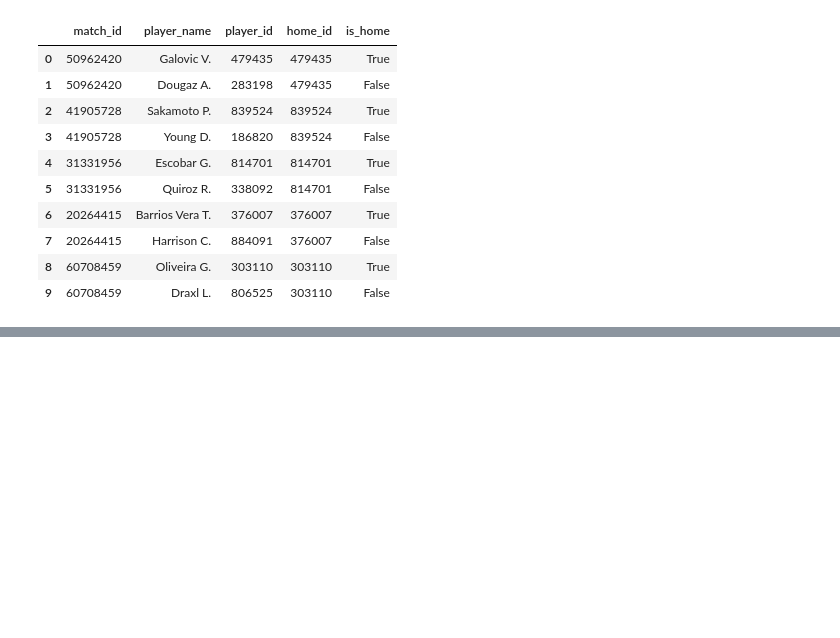
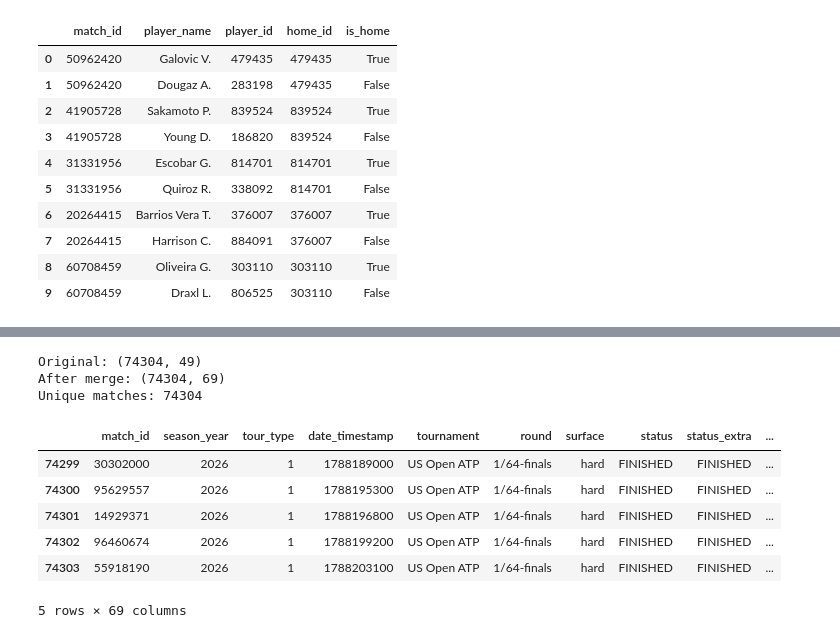
Before and after one commit to chirag330/Tennis-ML-Predictor---US-Open, a Jupyter notebook: Main.ipynb, the cells around one changed output, grey strips where cells are left out. Saved outputs shown, nothing was run; the diff lists cells and outputs as text; code cells hidden in the pictures; blank space fills up the shorter version.

```diff
--- a/Main.ipynb
+++ b/Main.ipynb
@@ -1235,0 +1388,19 @@ player_history[[
+# %%
+print("Original:", model_data.shape)
+print("After merge:", model_data_v2.shape)
+
+print("Unique matches:", model_data_v2["match_id"].nunique())
+# %% [output]
+Original: (74304, 49)
+After merge: (74304, 69)
+Unique matches: 74304
+# %%
+model_data_v2.tail()
+# %% [output]
+|  | match_id | season_year | tour_type | date_timestamp | tournament | round | surface | status | status_extra | ... |
+| 74299 | 30302000 | 2026 | 1 | 1788189000 | US Open ATP | 1/64-finals | hard | FINISHED | FINISHED | ... |
+| 74300 | 95629557 | 2026 | 1 | 1788195300 | US Open ATP | 1/64-finals | hard | FINISHED | FINISHED | ... |
+| 74301 | 14929371 | 2026 | 1 | 1788196800 | US Open ATP | 1/64-finals | hard | FINISHED | FINISHED | ... |
+| 74302 | 96460674 | 2026 | 1 | 1788199200 | US Open ATP | 1/64-finals | hard | FINISHED | FINISHED | ... |
+| 74303 | 55918190 | 2026 | 1 | 1788203100 | US Open ATP | 1/64-finals | hard | FINISHED | FINISHED | ... |
+5 rows × 69 columns
```
Also changed, not shown: parts of 32 cells of this notebook, 1 other file.
